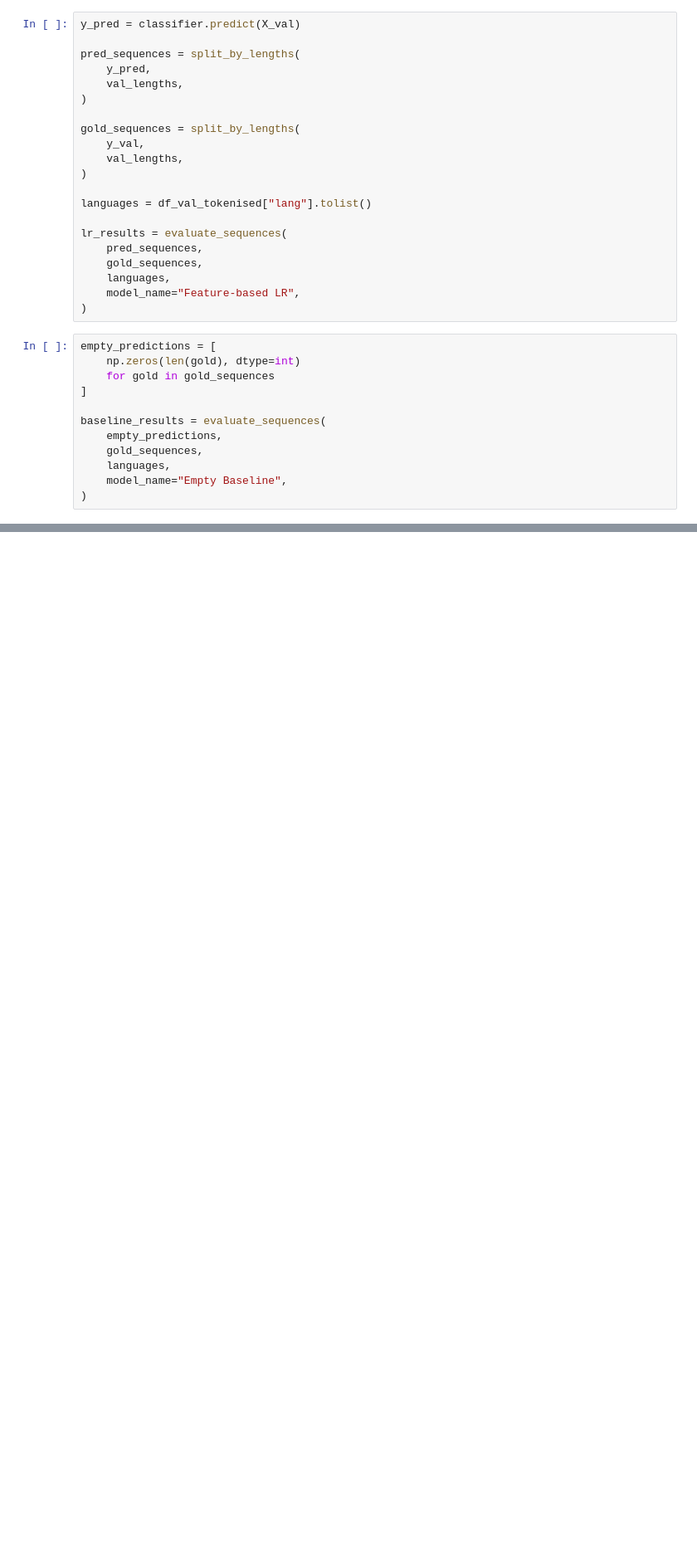
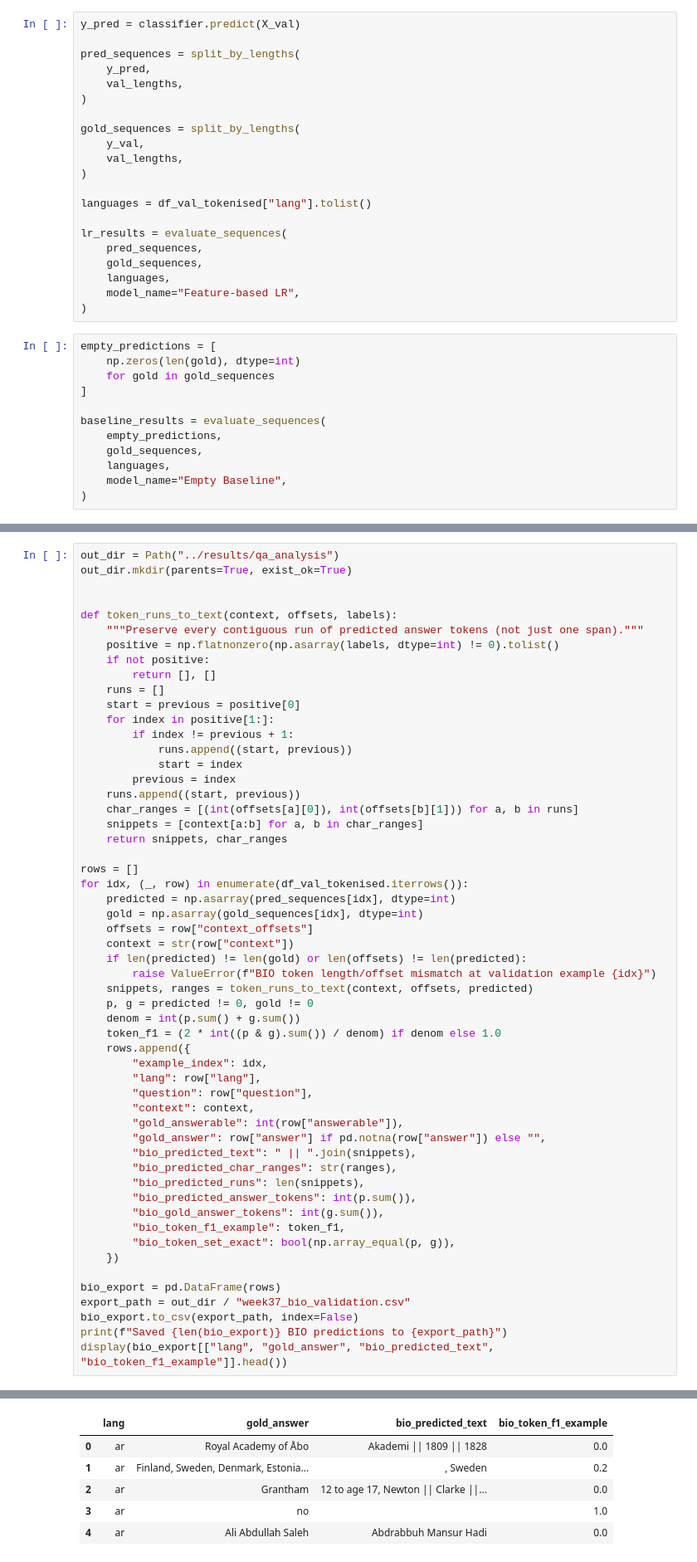
Before and after one commit to wiwillym/nlp-ku-project, a Jupyter notebook: notebooks/4_structured_span_prediction.ipynb, the cells around one changed output, grey strips where cells are left out. Shown at 83% size. Saved outputs shown, nothing was run; the diff lists cells and outputs as text; blank space fills up the shorter version.

Commit message:
Added code for required analysis

```diff
--- a/notebooks/4_structured_span_prediction.ipynb
+++ b/notebooks/4_structured_span_prediction.ipynb
@@ -124,0 +154,56 @@ results_df
+# %%
+out_dir = Path("../results/qa_analysis")
+out_dir.mkdir(parents=True, exist_ok=True)
+
+
+def token_runs_to_text(context, offsets, labels):
+    """Preserve every contiguous run of predicted answer tokens (not just one span)."""
+    positive = np.flatnonzero(np.asarray(labels, dtype=int) != 0).tolist()
+    if not positive:
+        return [], []
+    runs = []
+    start = previous = positive[0]
+    for index in positive[1:]:
+        if index != previous + 1:
+            runs.append((start, previous))
+            start = index
+        previous = index
+    runs.append((start, previous))
+    char_ranges = [(int(offsets[a][0]), int(offsets[b][1])) for a, b in runs]
+    snippets = [context[a:b] for a, b in char_ranges]
+    return snippets, char_ranges
+
+rows = []
+for idx, (_, row) in enumerate(df_val_tokenised.iterrows()):
+    predicted = np.asarray(pred_sequences[idx], dtype=int)
+    gold = np.asarray(gold_sequences[idx], dtype=int)
+    offsets = row["context_offsets"]
+    context = str(row["context"])
+    if len(predicted) != len(gold) or len(offsets) != len(predicted):
+        raise ValueError(f"BIO token length/offset mismatch at validation example {idx}")
+    snippets, ranges = token_runs_to_text(context, offsets, predicted)
+    p, g = predicted != 0, gold != 0
+    denom = int(p.sum() + g.sum())
+    token_f1 = (2 * int((p & g).sum()) / denom) if denom else 1.0
+    rows.append({
+        "example_index": idx,
+        "lang": row["lang"],
+        "question": row["question"],
+        "context": context,
+        "gold_answerable": int(row["answerable"]),
+        "gold_answer": row["answer"] if pd.notna(row["answer"]) else "",
+        "bio_predicted_text": " || ".join(snippets),
+        "bio_predicted_char_ranges": str(ranges),
+        "bio_predicted_runs": len(snippets),
+        "bio_predicted_answer_tokens": int(p.sum()),
+        "bio_gold_answer_tokens": int(g.sum()),
+        "bio_token_f1_example": token_f1,
+        "bio_token_set_exact": bool(np.array_equal(p, g)),
+    })
+
+bio_export = pd.DataFrame(rows)
+export_path = out_dir / "week37_bio_validation.csv"
+bio_export.to_csv(export_path, index=False)
+print(f"Saved {len(bio_export)} BIO predictions to {export_path}")
+display(bio_export[["lang", "gold_answer", "bio_predicted_text", "bio_token_f1_example"]].head())
+# %% [output]
@@ -124,0 +211,6 @@ results_df
+|  | lang | gold_answer | bio_predicted_text | bio_token_f1_example |
+| 0 | ar | Royal Academy of Åbo | Akademi || 1809 || 1828 | 0.0 |
+| 1 | ar | Finland, Sweden, Denmark, Estonia... | , Sweden | 0.2 |
+| 2 | ar | Grantham | 12 to age 17, Newton || Clarke ||... | 0.0 |
+| 3 | ar | no |  | 1.0 |
+| 4 | ar | Ali Abdullah Saleh | Abdrabbuh Mansur Hadi | 0.0 |
```
Also changed, not shown: parts of 6 cells of this notebook, 5 other files.
